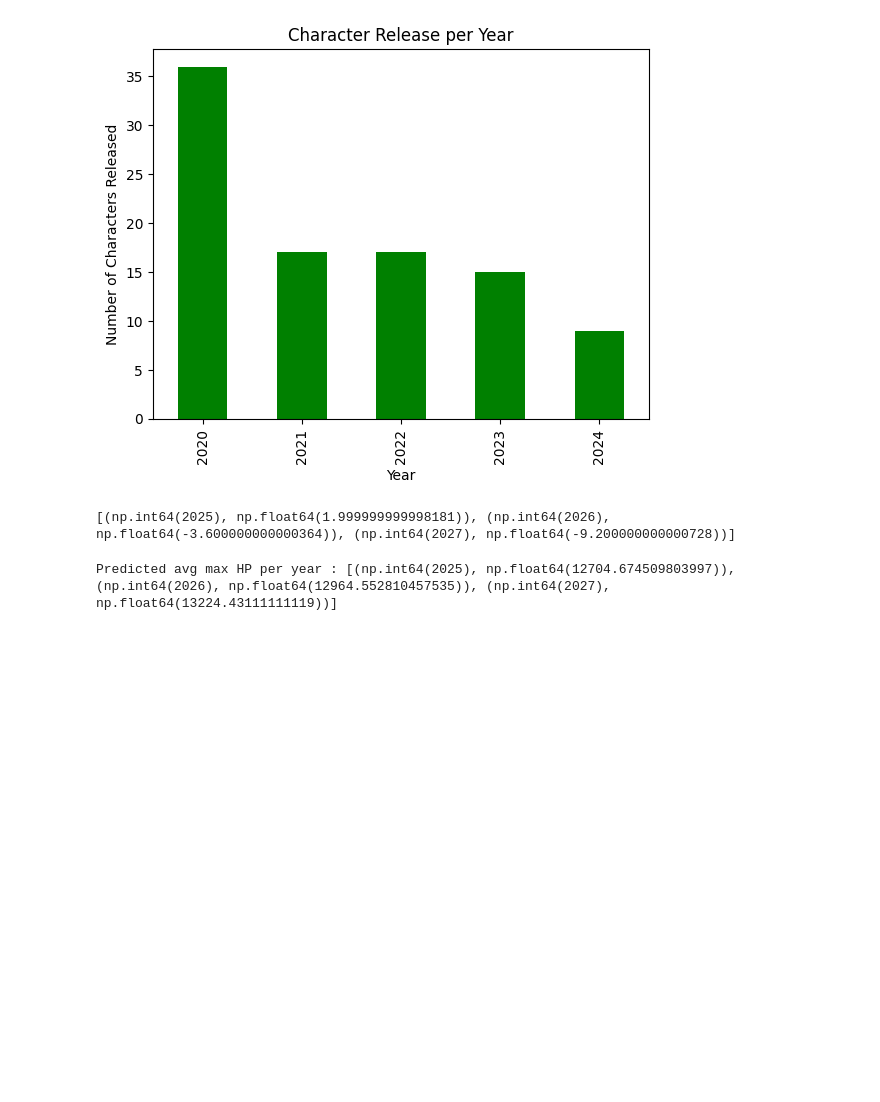
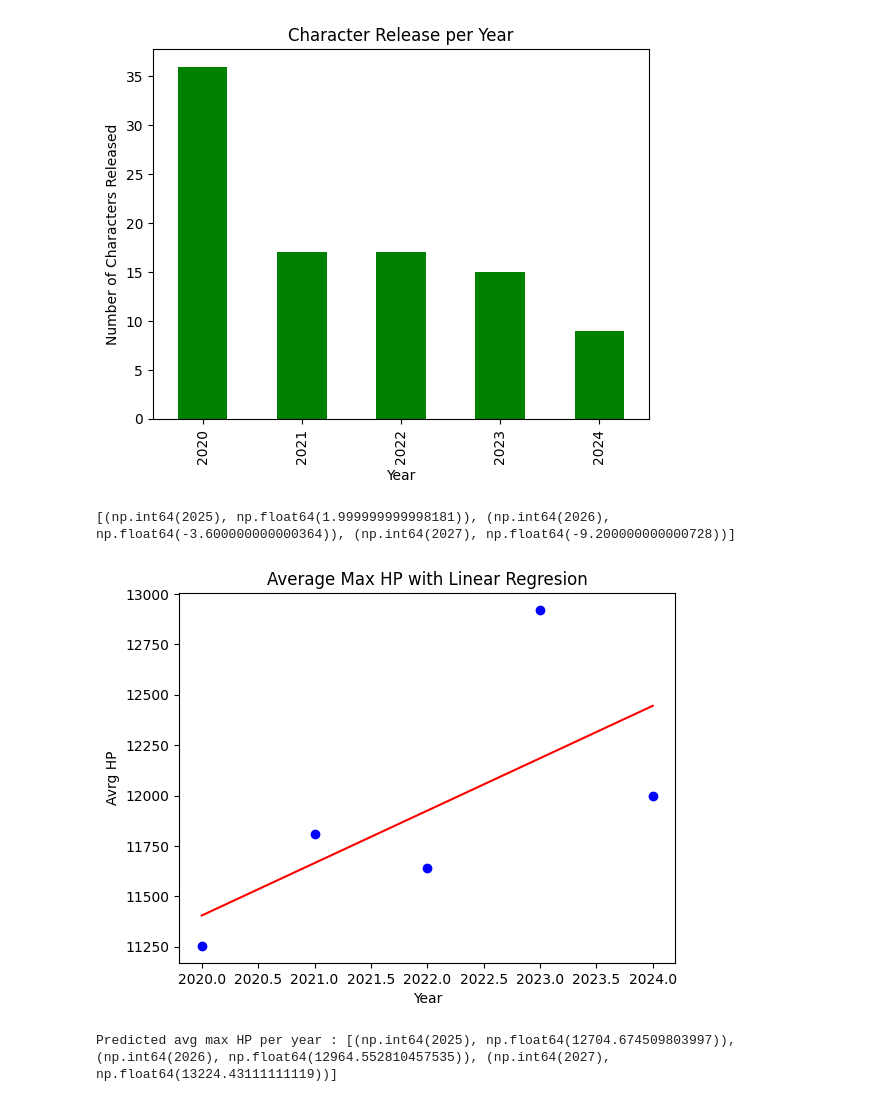
Before and after one commit to Nemmoxida/Tugas-Uas-DasPRO, a Jupyter notebook: uas.ipynb, the cells around one changed output. Drawn from its saved outputs; the diff is of its cells as text; code cells hidden in the pictures; blank space fills up the shorter version.

```diff
--- a/uas.ipynb
+++ b/uas.ipynb
@@ -63,15 +64,26 @@ print(list(zip(future_years.flatten(), predictions)))
 # %%
 # calculate avrg max hp per year
 avg_hp_year = df.groupby("release_year")["hp_90_90"].mean().reset_index()
 
 x = avg_hp_year["release_year"].values.reshape(-1,1)
 y = avg_hp_year["hp_90_90"].values
 
 model = LinearRegression()
 model.fit(x,y)
 
+# Plot Scatter
+plt.scatter(X, y, color = "blue",label = "Actual Data")
+
+plt.plot(X, model.predict(X), color = "red", label = "Linear Regresion")
+plt.xlabel("Year")
+plt.ylabel("Avrg HP")
+plt.title("Average Max HP with Linear Regresion")
+plt.show()
+
+
 future_years = np.array([2025, 2026, 2027]).reshape(-1,1)
 predictions = model.predict(future_years)
 print("Predicted avg max HP per year :", list( zip(future_years.flatten(), predictions)))
 # %% [output]
+[figure, added]
 Predicted avg max HP per year : [(np.int64(2025), np.float64(12704.674509803997)), (np.int64(2026), np.float64(12964.552810457535)), (np.int64(2027), np.float64(13224.43111111119))]
```
Also changed, not shown: parts of 2 cells of this notebook, 1 other file.
